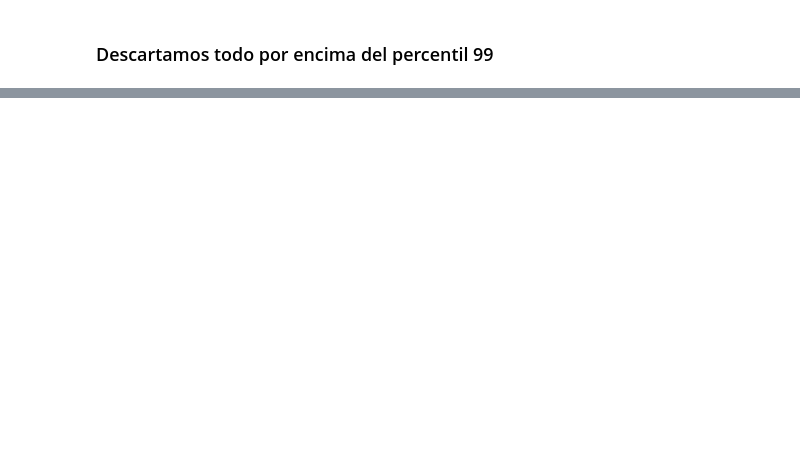
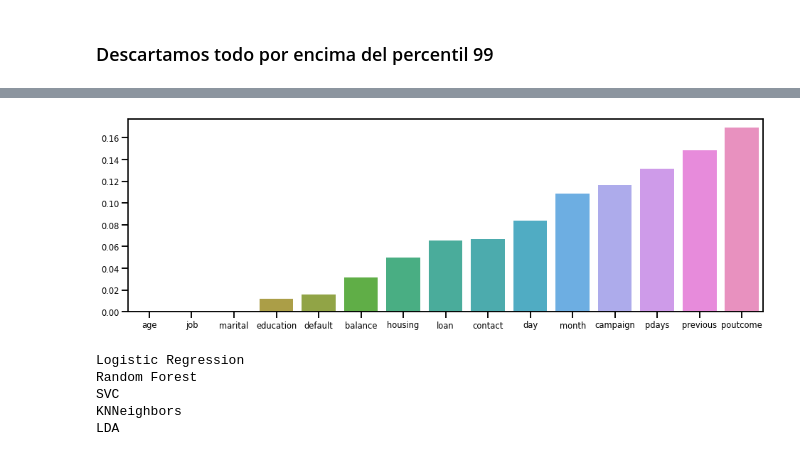
Before and after one commit to tomiambro/ap_automatico, a Jupyter notebook: tp1.ipynb, the cells around one changed output, grey strips where cells are left out. Saved outputs shown, nothing was run; the diff lists cells and outputs as text; code cells hidden in the pictures; blank space fills up the shorter version.

```diff
--- a/tp1.ipynb
+++ b/tp1.ipynb
@@ -354,0 +414,6 @@ res.sort_values('f1 test', ascending=False)
+# %%
+plt.figure(figsize=(16,5))
+sns.barplot(df_9999.columns.drop('y'), np.sort(m['Random Forest Std Perc 99.99'].feature_importances_))
+plt.show()
+# %% [output]
+[figure, added]
@@ -354,0 +431,9 @@ res.sort_values('f1 test', ascending=False)
+# %%
+results = train_models(xtrain_scal, ytrain, xtest_scal, title='Std Perc 99.99 Drop')
+res = res.append(results, ignore_index=True)
+# %% [output]
+Logistic Regression
+Random Forest
+SVC
+KNNeighbors
+LDA
```
Also changed, not shown: parts of 16 cells of this notebook.
